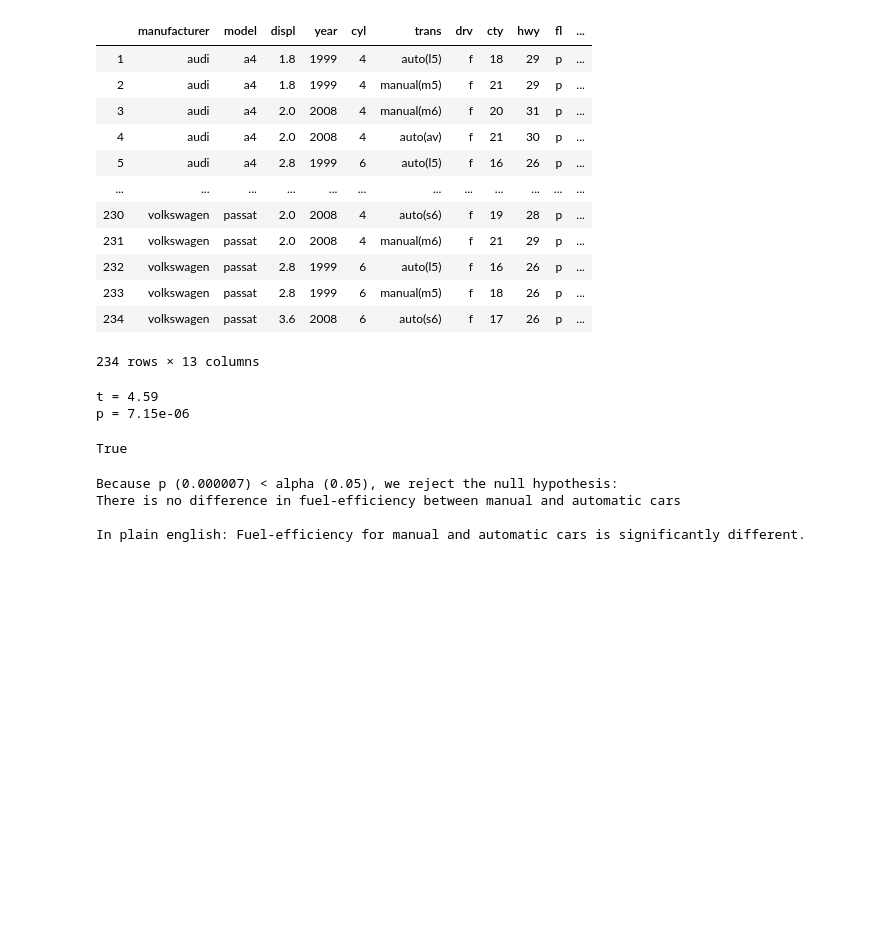
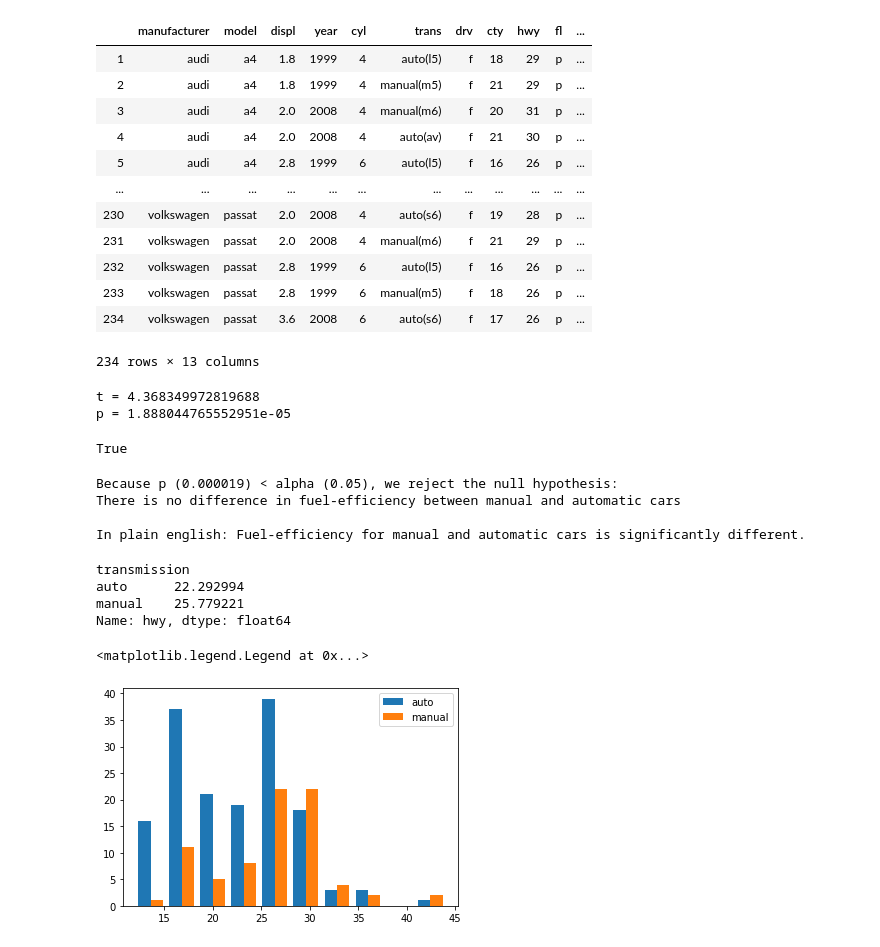
Before and after one commit to aleclhartman/statistics-exercises, a Jupyter notebook: hypothesis_testing.ipynb, the cells around one changed output. Cells and saved outputs as stored; diff of their text form; code cells hidden in the pictures; blank space fills up the shorter version.

```diff
--- a/hypothesis_testing.ipynb
+++ b/hypothesis_testing.ipynb
@@ -344,15 +367,15 @@ mpg
 # %%
 alpha = .05
 
-manual = mpg[mpg.transmission == "manual"].avg_mpg
-auto = mpg[mpg.transmission == "auto"].avg_mpg
+manual = mpg[mpg.transmission == "manual"].hwy
+auto = mpg[mpg.transmission == "auto"].hwy
 
 t_stat, p = stats.ttest_ind(manual, auto)
-print(f"t = {t_stat:.3}")
-print(f"p = {p:.3}")
+print(f"t = {t_stat}")
+print(f"p = {p}")
 # %% [output]
-t = 4.59
-p = 7.15e-06
+t = 4.368349972819688
+p = 1.888044765552951e-05
 # %%
 p < alpha
 # %% [output]
@@ -365,7 +388,20 @@ There is no difference in fuel-efficiency between manual and automatic cars
 In plain english: Fuel-efficiency for manual and automatic cars is significantly different.
 """)
 # %% [output]
-Because p (0.000007) < alpha (0.05), we reject the null hypothesis:
+Because p (0.000019) < alpha (0.05), we reject the null hypothesis:
 There is no difference in fuel-efficiency between manual and automatic cars
 
 In plain english: Fuel-efficiency for manual and automatic cars is significantly different.
+# %%
+mpg.groupby("transmission").hwy.mean()
+# %% [output]
+transmission
+auto      22.292994
+manual    25.779221
+Name: hwy, dtype: float64
+# %%
+plt.hist([auto, manual], label=["auto", "manual"])
+plt.legend()
+# %% [output]
+<matplotlib.legend.Legend at 0x...>
+[figure, added]
```
Also changed, not shown: parts of 9 cells of this notebook, 1 other file.
